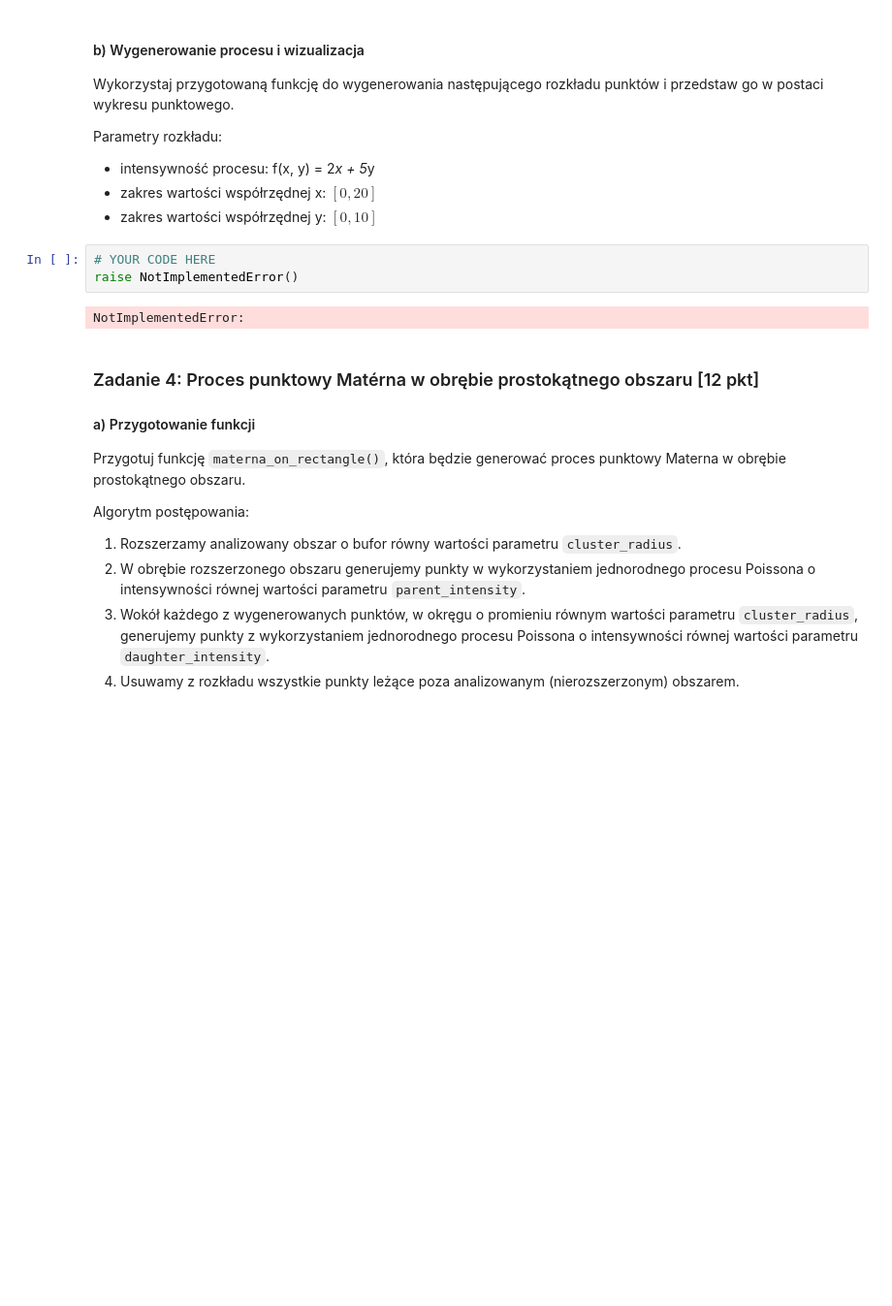
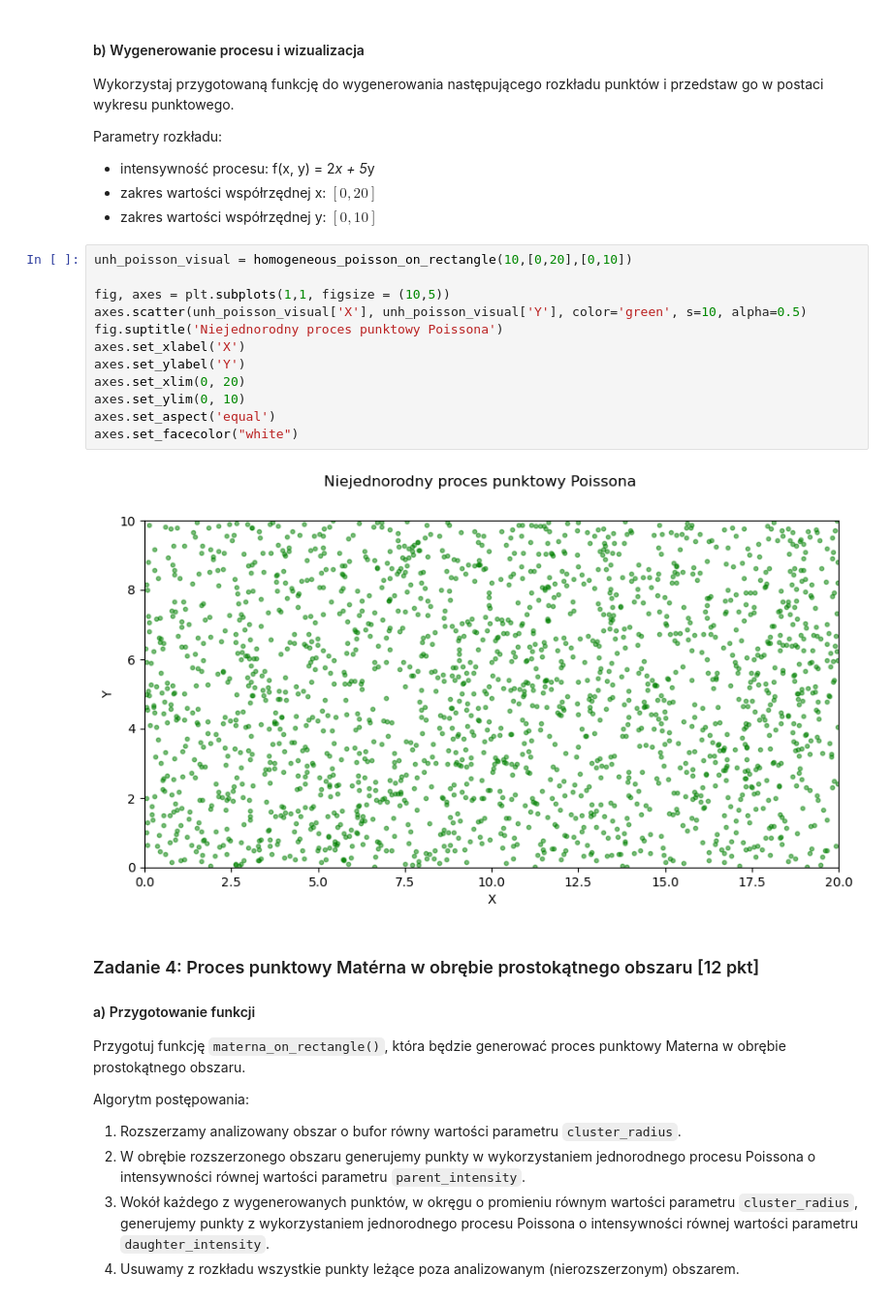
Before and after one commit to ArsBeneMoriendi/analiza_danych_przestrzennych, a Jupyter notebook: ZZ01/ZZ01.ipynb, the cells around one changed output. Shown at 97% size. Drawn from its saved outputs; the diff is of its cells as text; blank space fills up the shorter version.

```diff
--- a/ZZ01/ZZ01.ipynb
+++ b/ZZ01/ZZ01.ipynb
@@ -282,10 +282,19 @@ Parametry rozkładu:
  - zakres wartości współrzędnej x: $[0, 20]$
  - zakres wartości współrzędnej y: $[0, 10]$
 # %%
-# YOUR CODE HERE
-raise NotImplementedError()
+unh_poisson_visual = homogeneous_poisson_on_rectangle(10,[0,20],[0,10])
+
+fig, axes = plt.subplots(1,1, figsize = (10,5))
+axes.scatter(unh_poisson_visual['X'], unh_poisson_visual['Y'], color='green', s=10, alpha=0.5)
+fig.suptitle('Niejednorodny proces punktowy Poissona')
+axes.set_xlabel('X')
+axes.set_ylabel('Y')
+axes.set_xlim(0, 20)
+axes.set_ylim(0, 10)
+axes.set_aspect('equal')
+axes.set_facecolor("white")
 # %% [output]
-NotImplementedError:
+[figure, added]
 # %% [markdown]
 ### Zadanie 4: Proces punktowy Matérna w obrębie prostokątnego obszaru [12 pkt]
 
```
Also changed, not shown: parts of 2 cells of this notebook.
